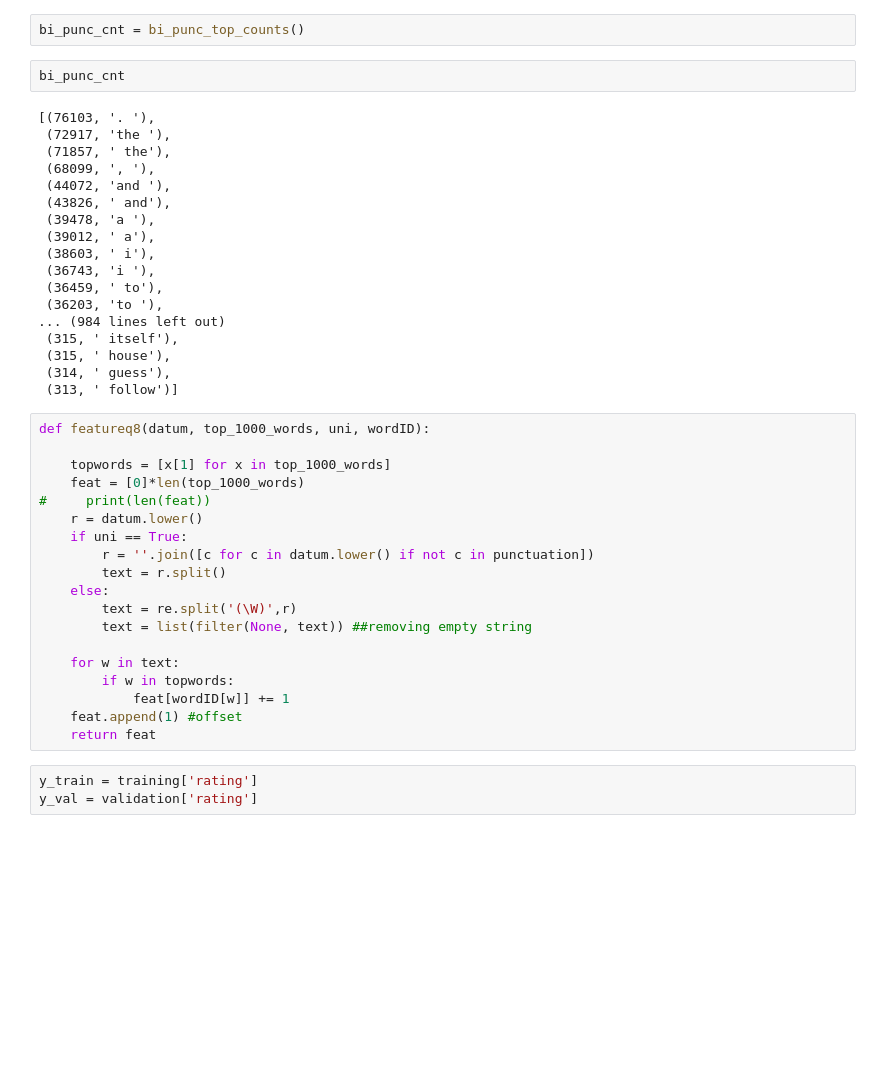
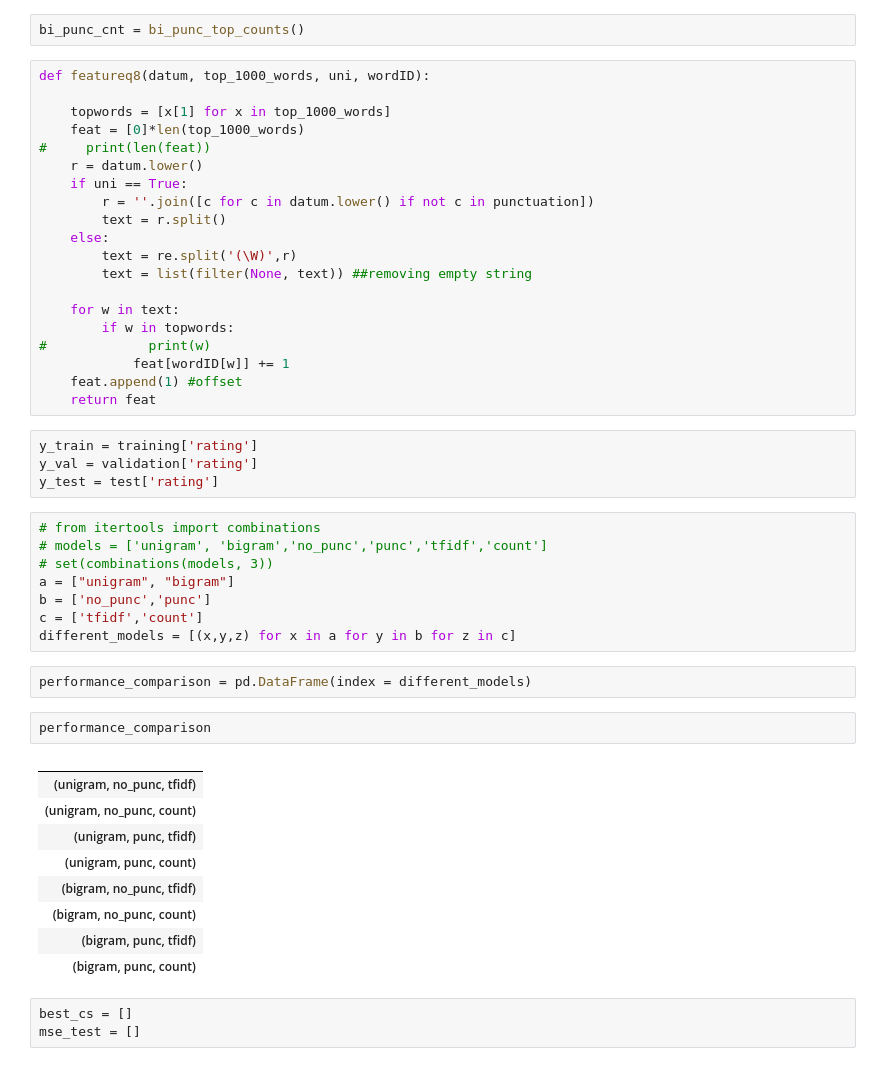
Before and after one commit to michelleliu1027/cse158, a Jupyter notebook: CSE 158/HW4/cse158hw4.ipynb, the cells around one changed output. Cells and saved outputs as stored; diff of their text form; blank space fills up the shorter version.

```diff
--- a/CSE 158/HW4/cse158hw4.ipynb
+++ b/CSE 158/HW4/cse158hw4.ipynb
@@ -696,26 +556,6 @@ def bi_punc_top_counts():
     return counts[:1000]
 # %%
 bi_punc_cnt = bi_punc_top_counts()
-# %%
-bi_punc_cnt
-# %% [output]
-[(76103, '. '),
- (72917, 'the '),
- (71857, ' the'),
- (68099, ', '),
- (44072, 'and '),
- (43826, ' and'),
- (39478, 'a '),
- (39012, ' a'),
- (38603, ' i'),
- (36743, 'i '),
- (36459, ' to'),
- (36203, 'to '),
-... (984 lines left out)
- (315, ' itself'),
- (315, ' house'),
- (314, ' guess'),
- (313, ' follow')]
 # %%
 def featureq8(datum, top_1000_words, uni, wordID):
 
@@ -732,11 +572,38 @@ def featureq8(datum, top_1000_words, uni, wordID):
 
     for w in text:
         if w in topwords:
+#             print(w)
             feat[wordID[w]] += 1
     feat.append(1) #offset
     return feat
 # %%
 y_train = training['rating']
 y_val = validation['rating']
+y_test = test['rating']
+# %%
+# from itertools import combinations
+# models = ['unigram', 'bigram','no_punc','punc','tfidf','count']
+# set(combinations(models, 3))
+a = ["unigram", "bigram"]
+b = ['no_punc','punc']
+c = ['tfidf','count']
+different_models = [(x,y,z) for x in a for y in b for z in c]
+# %%
+performance_comparison = pd.DataFrame(index = different_models)
+# %%
+performance_comparison
+# %% [output]
+|  |
+| (unigram, no_punc, tfidf) |
+| (unigram, no_punc, count) |
+| (unigram, punc, tfidf) |
+| (unigram, punc, count) |
+| (bigram, no_punc, tfidf) |
+| (bigram, no_punc, count) |
+| (bigram, punc, tfidf) |
+| (bigram, punc, count) |
+# %%
+best_cs = []
+mse_test = []
 # %%
 #unigram & removing punc & tfidf scores
```
Also changed, not shown: parts of 24 cells of this notebook, 2 other files.
